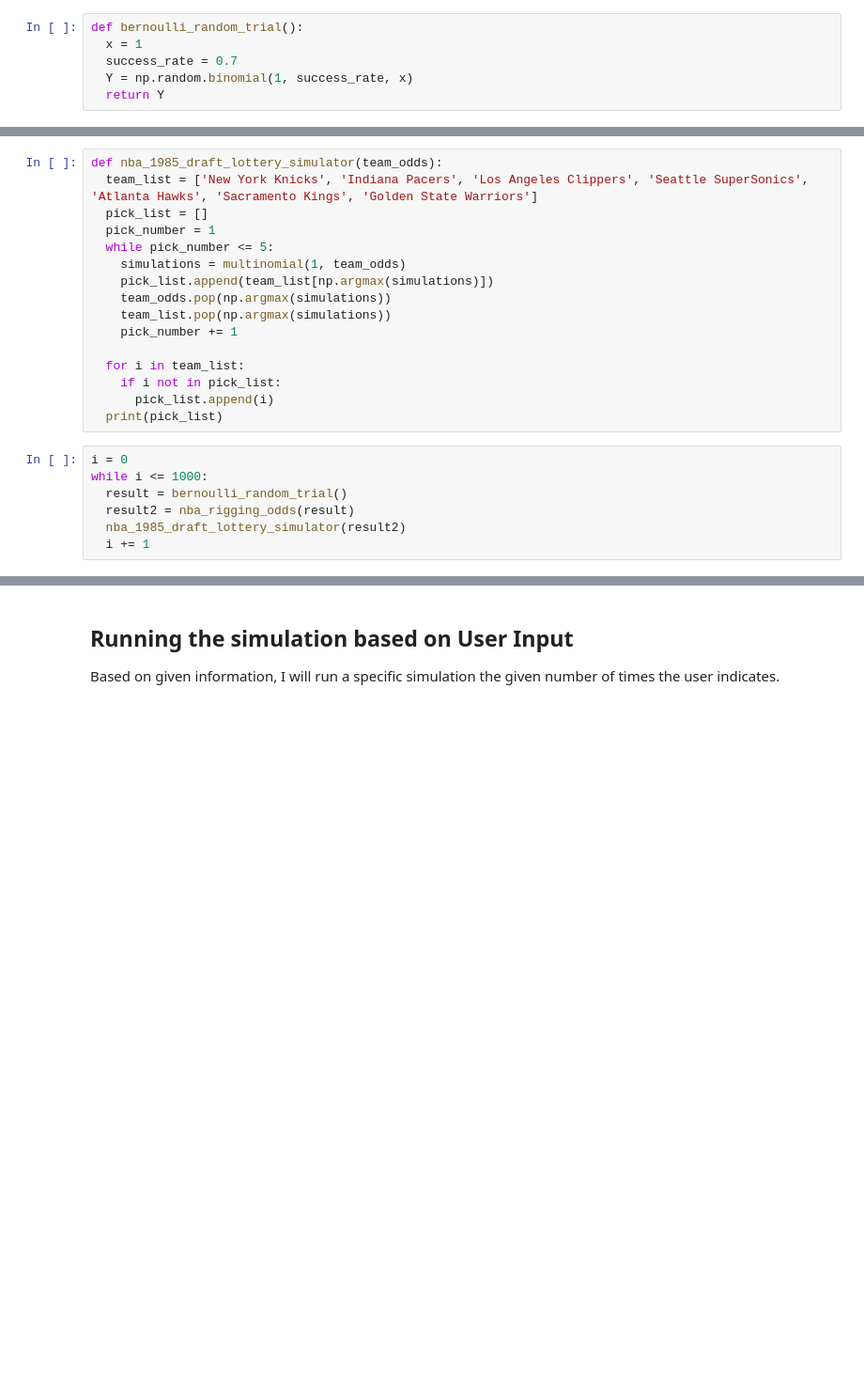
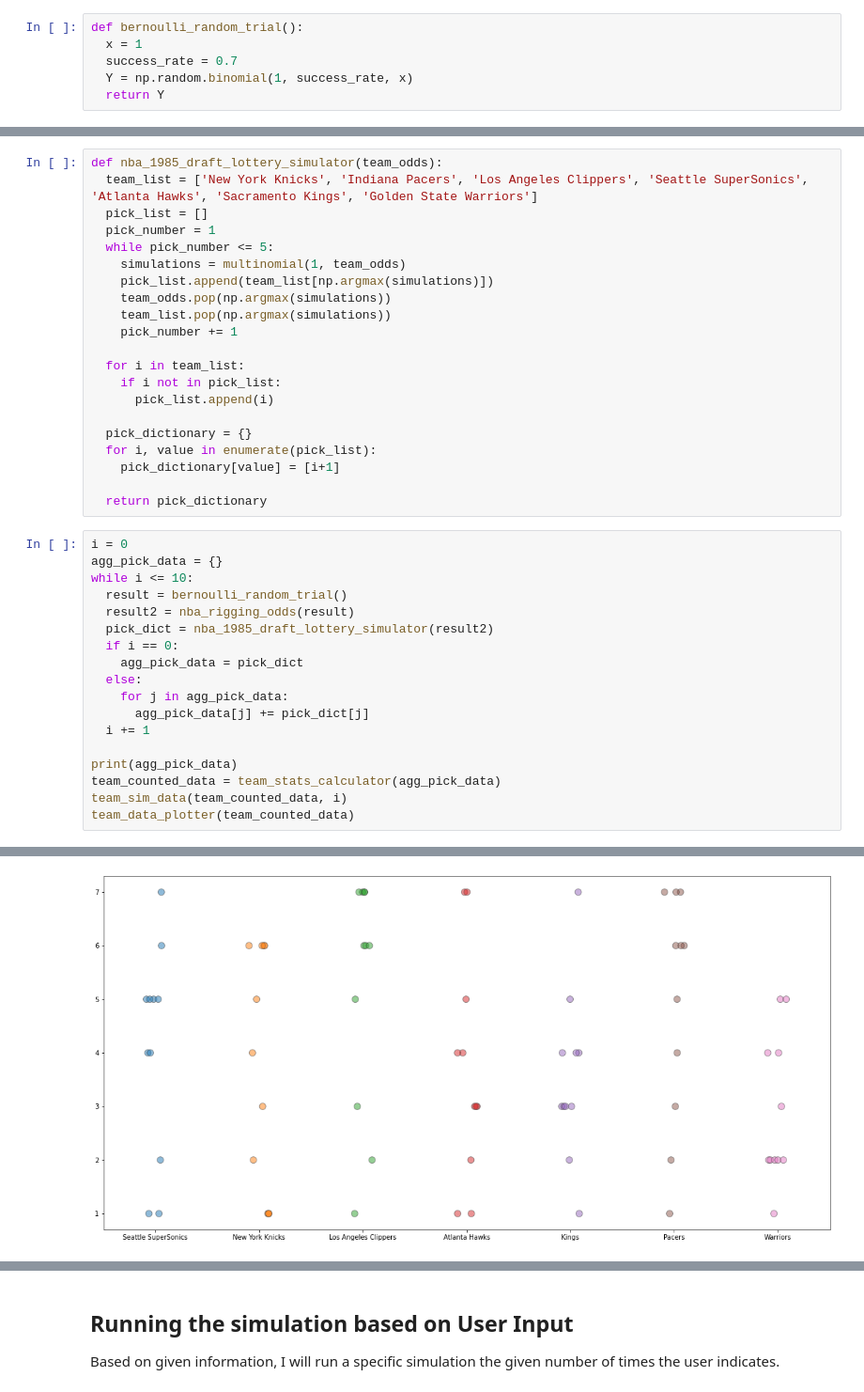
Before and after one commit to abhivadali13/2021_Spring_finals, a Jupyter notebook: vadali_abhi_nbadraftlottery_montecarlosimulation.ipynb, the cells around one changed output, grey strips where cells are left out. Shown at 94% size. Drawn from its saved outputs; the diff is of its cells as text; blank space fills up the shorter version.

Commit message:
integrated 1985 draft lottery into main section

```diff
--- a/vadali_abhi_nbadraftlottery_montecarlosimulation.ipynb
+++ b/vadali_abhi_nbadraftlottery_montecarlosimulation.ipynb
@@ -619,12 +627,28 @@ def nba_1985_draft_lottery_simulator(team_odds):
   for i in team_list:
     if i not in pick_list:
       pick_list.append(i)
-  print(pick_list)
+
+  pick_dictionary = {}
+  for i, value in enumerate(pick_list):
+    pick_dictionary[value] = [i+1]
+
+  return pick_dictionary
 # %%
 i = 0
-while i <= 1000:
+agg_pick_data = {}
+while i <= 10:
   result = bernoulli_random_trial()
   result2 = nba_rigging_odds(result)
-  nba_1985_draft_lottery_simulator(result2)
+  pick_dict = nba_1985_draft_lottery_simulator(result2)
+  if i == 0:
+    agg_pick_data = pick_dict
+  else:
+    for j in agg_pick_data:
+      agg_pick_data[j] += pick_dict[j]
   i += 1
+
+print(agg_pick_data)
+team_counted_data = team_stats_calculator(agg_pick_data)
+team_sim_data(team_counted_data, i)
+team_data_plotter(team_counted_data)
 # %% [output]
@@ -647,0 +672 @@ The New York Knicks rigged odds are now: [0.266]
+[figure, added]
```
Also changed, not shown: parts of 9 cells of this notebook.
